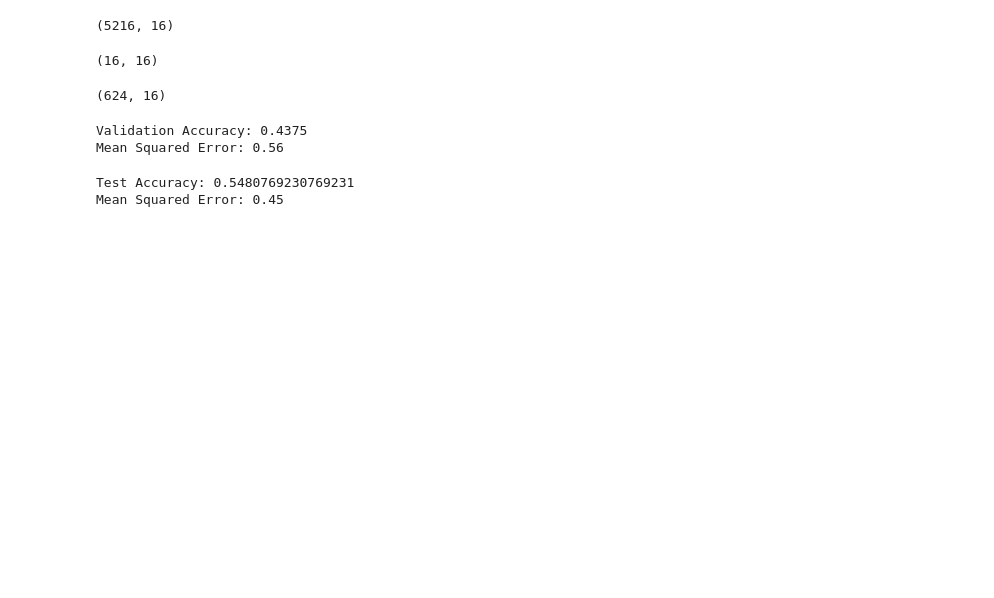
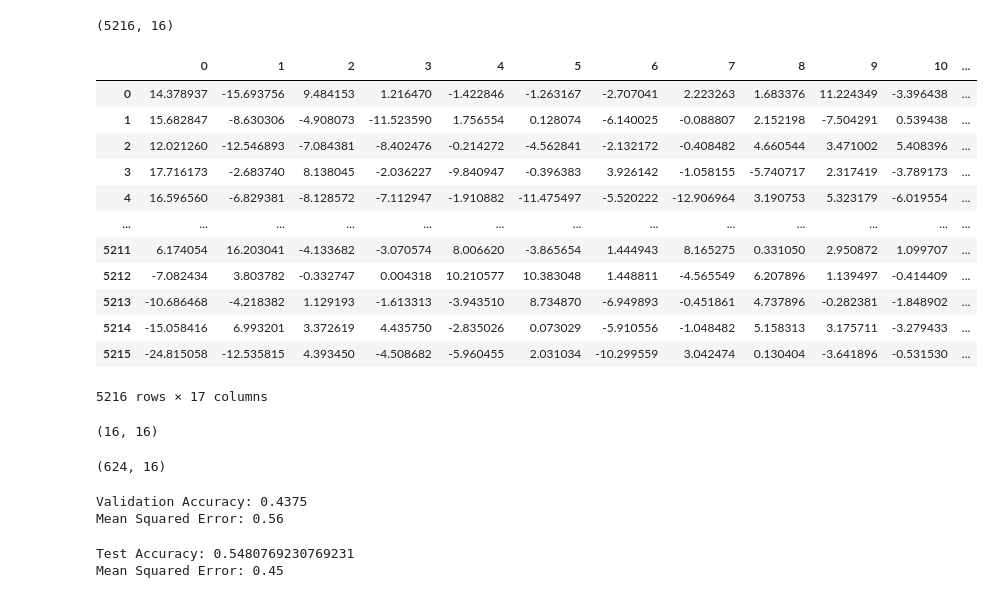
Before and after one commit to dawlattt/denoising-pneumonia, a Jupyter notebook: Logistic_Regression/logistic_regression_baseline.ipynb, the cells around one changed output. Saved outputs shown, nothing was run; the diff lists cells and outputs as text; code cells hidden in the pictures; blank space fills up the shorter version.

```diff
--- a/Logistic_Regression/logistic_regression_baseline.ipynb
+++ b/Logistic_Regression/logistic_regression_baseline.ipynb
@@ -123,6 +128,25 @@ print(X_train_pca.shape)
 # Now X_train_pca has reduced dimensions
 # %% [output]
 (5216, 16)
+# %%
+X_train_pandas= pd.DataFrame(X_train_pca)
+y_train_pandas = pd.DataFrame(y_train)
+train_pandas = pd.concat([X_train_pandas, y_train_pandas], axis=1)
+train_pandas
+# %% [output]
+|  | 0 | 1 | 2 | 3 | 4 | 5 | 6 | 7 | 8 | 9 | 10 | ... |
+| 0 | 14.378937 | -15.693756 | 9.484153 | 1.216470 | -1.422846 | -1.263167 | -2.707041 | 2.223263 | 1.683376 | 11.224349 | -3.396438 | ... |
+| 1 | 15.682847 | -8.630306 | -4.908073 | -11.523590 | 1.756554 | 0.128074 | -6.140025 | -0.088807 | 2.152198 | -7.504291 | 0.539438 | ... |
+| 2 | 12.021260 | -12.546893 | -7.084381 | -8.402476 | -0.214272 | -4.562841 | -2.132172 | -0.408482 | 4.660544 | 3.471002 | 5.408396 | ... |
+| 3 | 17.716173 | -2.683740 | 8.138045 | -2.036227 | -9.840947 | -0.396383 | 3.926142 | -1.058155 | -5.740717 | 2.317419 | -3.789173 | ... |
+| 4 | 16.596560 | -6.829381 | -8.128572 | -7.112947 | -1.910882 | -11.475497 | -5.520222 | -12.906964 | 3.190753 | 5.323179 | -6.019554 | ... |
+| ... | ... | ... | ... | ... | ... | ... | ... | ... | ... | ... | ... | ... |
+| 5211 | 6.174054 | 16.203041 | -4.133682 | -3.070574 | 8.006620 | -3.865654 | 1.444943 | 8.165275 | 0.331050 | 2.950872 | 1.099707 | ... |
+| 5212 | -7.082434 | 3.803782 | -0.332747 | 0.004318 | 10.210577 | 10.383048 | 1.448811 | -4.565549 | 6.207896 | 1.139497 | -0.414409 | ... |
+| 5213 | -10.686468 | -4.218382 | 1.129193 | -1.613313 | -3.943510 | 8.734870 | -6.949893 | -0.451861 | 4.737896 | -0.282381 | -1.848902 | ... |
+| 5214 | -15.058416 | 6.993201 | 3.372619 | 4.435750 | -2.835026 | 0.073029 | -5.910556 | -1.048482 | 5.158313 | 3.175711 | -3.279433 | ... |
+| 5215 | -24.815058 | -12.535815 | 4.393450 | -4.508682 | -5.960455 | 2.031034 | -10.299559 | 3.042474 | 0.130404 | -3.641896 | -0.531530 | ... |
+5216 rows × 17 columns
 # %%
 # Assuming X_train_features is your extracted features
 scaler = StandardScaler()
```
Also changed, not shown: parts of 3 cells of this notebook.
